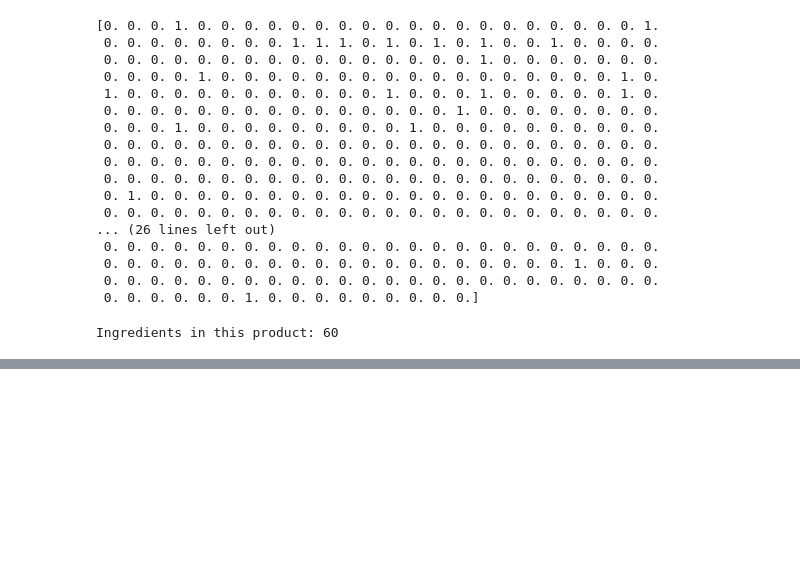
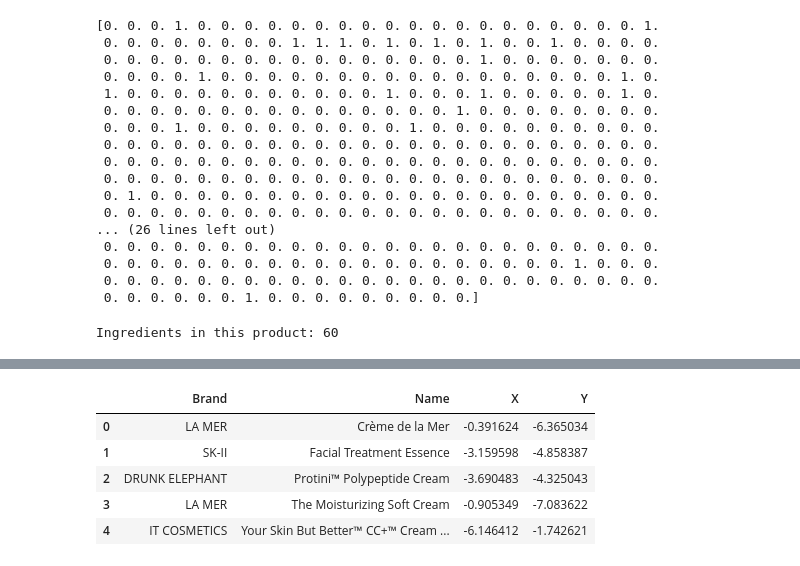
Before and after one commit to riyaguptamail15-web/Analysis-of-Chemical-Components, a Jupyter notebook: analysis.ipynb, the cells around one changed output, grey strips where cells are left out. Saved outputs shown, nothing was run; the diff lists cells and outputs as text; code cells hidden in the pictures; blank space fills up the shorter version.

Commit message:
Task 6, 7 & 8 completed: Feature matrix generation, t-SNE and Bokeh visualization

```diff
--- a/analysis.ipynb
+++ b/analysis.ipynb
@@ -280,0 +283,10 @@ Ingredients in this product: 60
+# %%
+# Fill the Document-Term Matrix
+# enumerate() gives you both the row number (i) and the ingredient list (tokens).
+# oh_encoder(tokens) converts ingredients into 1s and 0s.
+# A[i] stores that binary vector in the matrix.
+
+for i, tokens in enumerate(moisturizers["Tokens"]):
+    A[i] = oh_encoder(tokens)
+
+print("Matrix generated successfully!")
@@ -280,0 +332,21 @@ Ingredients in this product: 60
+# %%
+tsne = TSNE(
+    n_components=2,
+    learning_rate=200,
+    random_state=42,
+    init="random"
+)
+# %%
+tsne_result = tsne.fit_transform(A)
+# %%
+moisturizers["X"] = tsne_result[:, 0]
+moisturizers["Y"] = tsne_result[:, 1]
+
+moisturizers[["Brand","Name","X","Y"]].head()
+# %% [output]
+|  | Brand | Name | X | Y |
+| 0 | LA MER | Crème de la Mer | -0.391624 | -6.365034 |
+| 1 | SK-II | Facial Treatment Essence | -3.159598 | -4.858387 |
+| 2 | DRUNK ELEPHANT | Protini™ Polypeptide Cream | -3.690483 | -4.325043 |
+| 3 | LA MER | The Moisturizing Soft Cream | -0.905349 | -7.083622 |
+| 4 | IT COSMETICS | Your Skin But Better™ CC+™ Cream ... | -6.146412 | -1.742621 |
```
Also changed, not shown: parts of 13 cells of this notebook.
